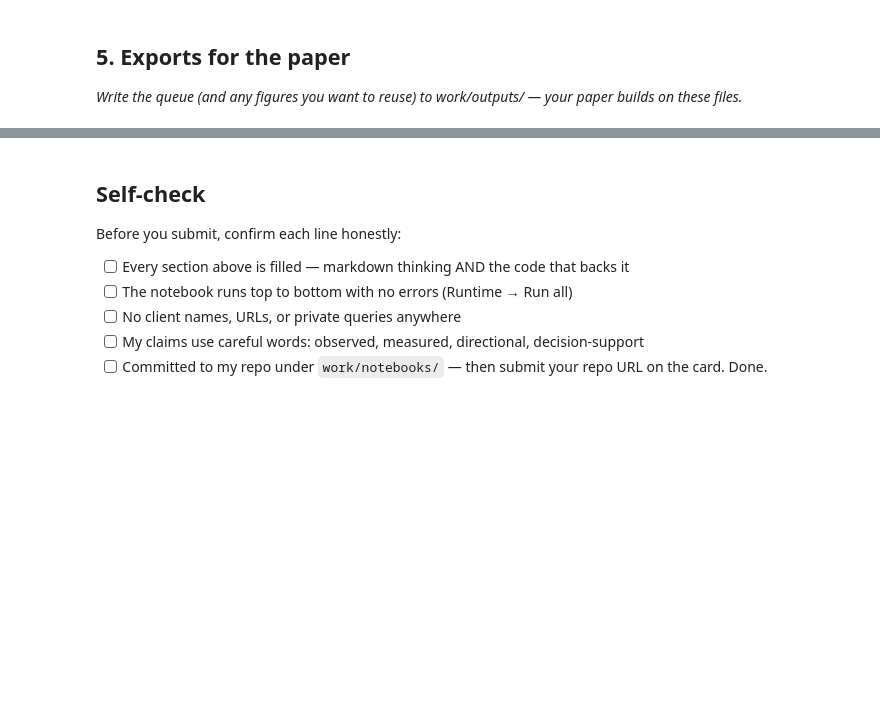
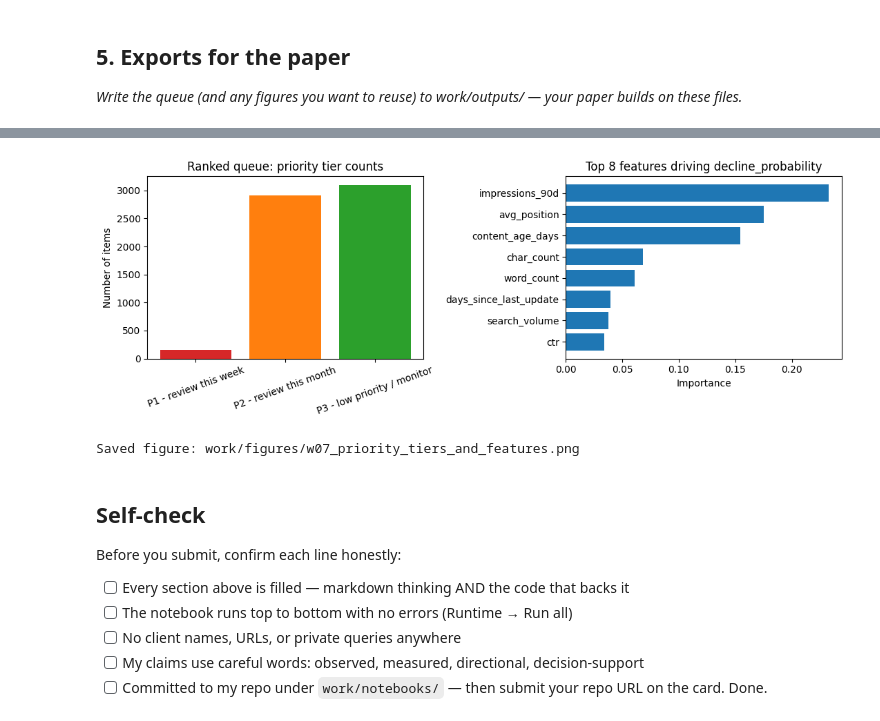
Before and after one commit to farahhussain159-create/flyrank-ml-week1, a Jupyter notebook: work/notebooks/w07_action_playbook.ipynb, the cells around one changed output, grey strips where cells are left out. Cells and saved outputs as stored; diff of their text form; code cells hidden in the pictures; blank space fills up the shorter version.

Commit message:
"Complete Week 7 action playbook notebook"

```diff
--- a/work/notebooks/w07_action_playbook.ipynb
+++ b/work/notebooks/w07_action_playbook.ipynb
@@ -44,3 +332,30 @@ This skeleton is yours to fill. Work the sections **in order** — each one has
+# %%
+import matplotlib.pyplot as plt
+import pandas as pd
+
+fig, axes = plt.subplots(1, 2, figsize=(11, 4))
+
+# Chart 1: Priority tier distribution
+tier_counts = ranked_queue["priority_tier"].value_counts().reindex(
+    ["P1 - review this week", "P2 - review this month", "P3 - low priority / monitor"])
+axes[0].bar(tier_counts.index, tier_counts.values, color=["#d62728", "#ff7f0e", "#2ca02c"])
+axes[0].set_title("Ranked queue: priority tier counts")
+axes[0].set_ylabel("Number of items")
+axes[0].tick_params(axis='x', rotation=20)
+
+# Chart 2: Real feature importances from this notebook's trained rf model
+real_importances = pd.Series(rf.feature_importances_, index=X.columns).sort_values(ascending=False).head(8)
+axes[1].barh(real_importances.index[::-1], real_importances.values[::-1], color="#1f77b4")
+axes[1].set_title("Top 8 features driving decline_probability")
+axes[1].set_xlabel("Importance")
+
+plt.tight_layout()
+plt.savefig("work/figures/w07_priority_tiers_and_features.png", dpi=150)
+plt.show()
+print("Saved figure: work/figures/w07_priority_tiers_and_features.png")
+# %% [output]
+[figure, added]
+Saved figure: work/figures/w07_priority_tiers_and_features.png
 # %% [markdown]
 ## Self-check
 
```
Also changed, not shown: parts of 13 cells of this notebook.
